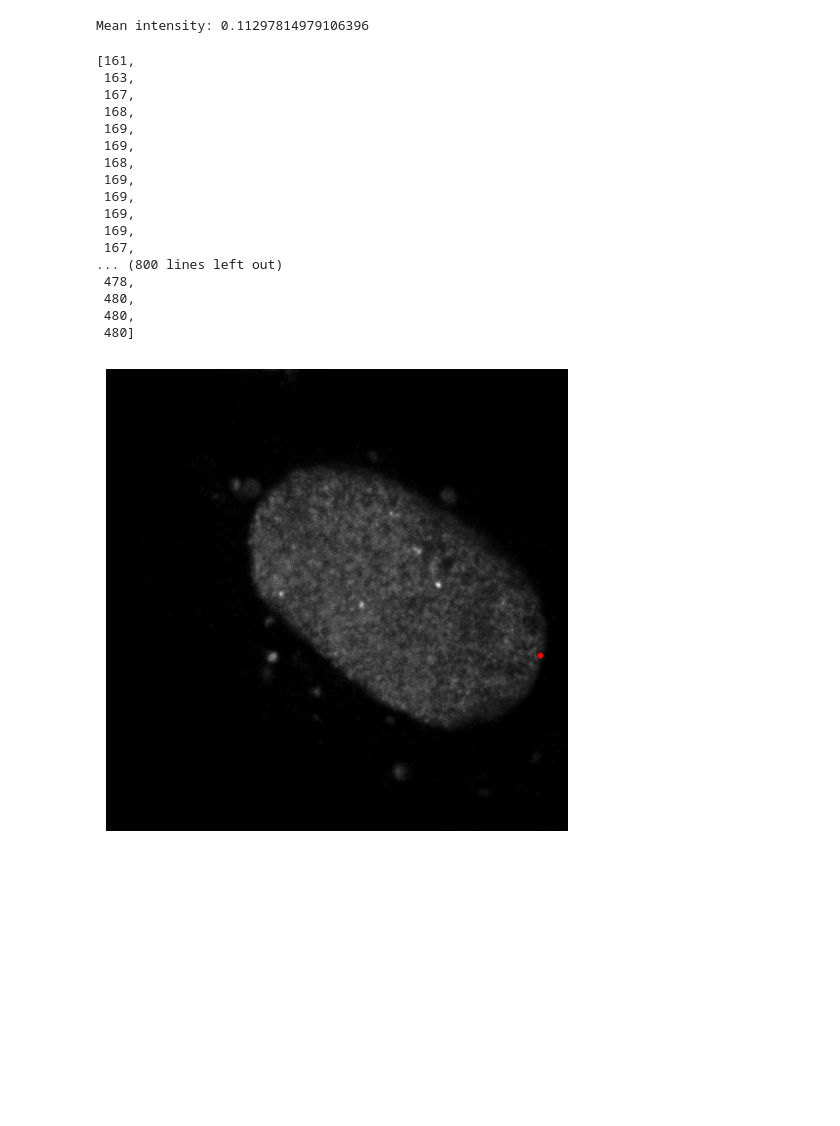
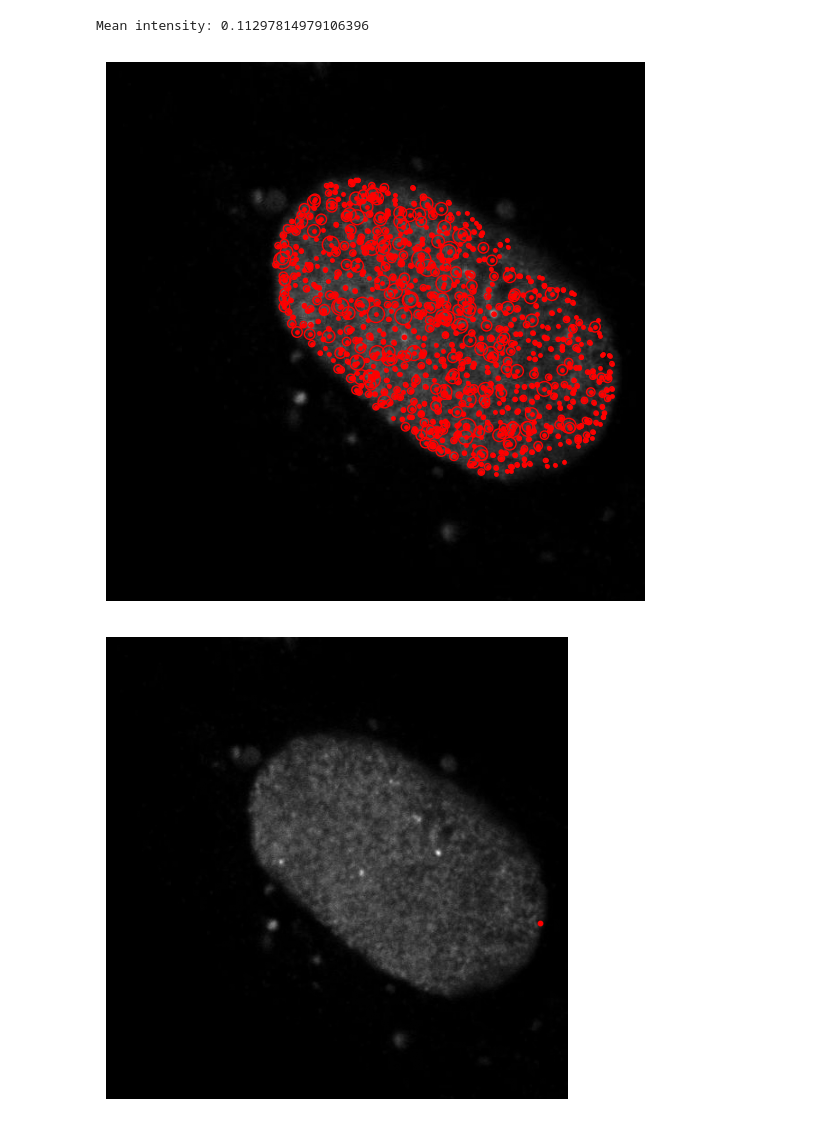
Before and after one commit to Lopatushka/LLPS, a Jupyter notebook: Kmean.ipynb, the cells around one changed output. Saved outputs shown, nothing was run; the diff lists cells and outputs as text; code cells hidden in the pictures; blank space fills up the shorter version.

Commit message:
draw on image

```diff
--- a/Kmean.ipynb
+++ b/Kmean.ipynb
@@ -180,25 +181,19 @@ df["y_px"] = y_list
 df["sigma_px"] = sigma_list
 df["mean_intensity"] = mean_list
 # %%
-x_list
+fig, ax = plt.subplots(figsize=(7, 7))
+ax.imshow(gray, cmap="gray")
+
+for x_px, y_px, r_px in zip(df["x_px"], df["y_px"], df["sigma_px"]):
+    # circle outline
+    ax.add_patch(Circle((x_px, y_px), r_px, fill=False, edgecolor="red", linewidth=1))
+    # center dot
+    ax.scatter(x_px, y_px, c="red", s=6)
+
+ax.axis("off")
+plt.show()
 # %% [output]
-[161,
- 163,
- 167,
- 168,
- 169,
- 169,
- 168,
- 169,
- 169,
- 169,
- 169,
- 167,
-... (800 lines left out)
- 478,
- 480,
- 480,
- 480]
+[figure, added]
 # %%
 # --- draw ROI on image (overlay) ---
 fig, ax = plt.subplots(figsize=(6, 6))
```
Also changed, not shown: parts of 3 cells of this notebook.
